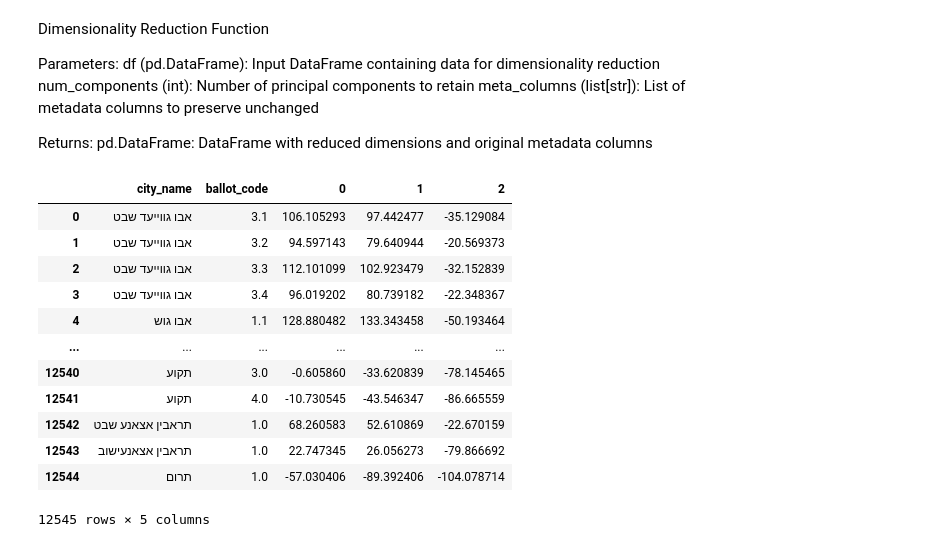
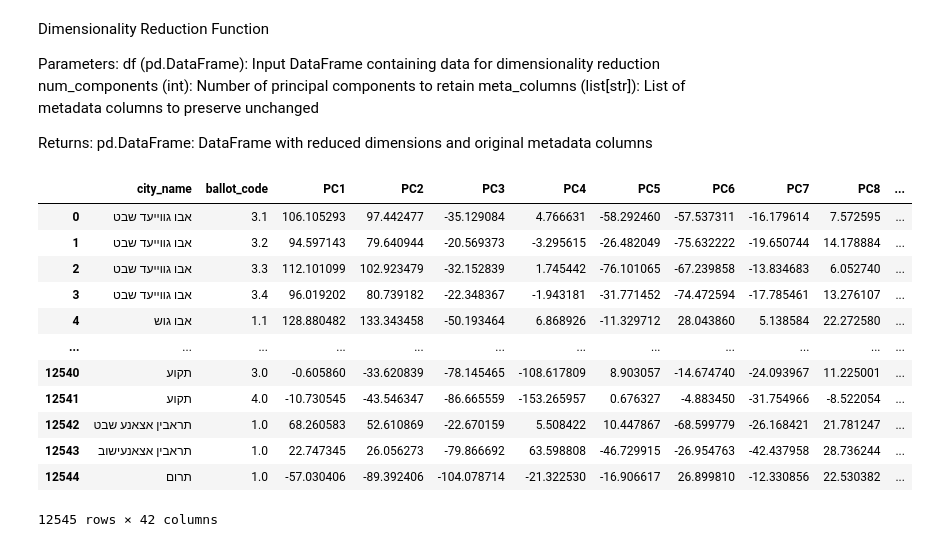
Before and after one commit to MichaelBabiy23/Dimensionality_Reduction, a Jupyter notebook: funcDemo.ipynb, the cells around one changed output. Saved outputs shown, nothing was run; the diff lists cells and outputs as text; code cells hidden in the pictures.

Commit message:
added labled columns for the dimensionality reduced data

```diff
--- a/funcDemo.ipynb
+++ b/funcDemo.ipynb
@@ -136,47 +135,48 @@ def dimensionality_reduction(df: pd.DataFrame, num_components: int, meta_columns
     #Calculate the mean of each column
     mean = non_meta_data.mean()
 
     #Normalize the data
     normalized_non_meta_data = non_meta_data - mean
 
     #Find covariance matrix
     cov_matrix = np.cov(normalized_non_meta_data, rowvar=False)
 
     #Calculate the eigenvalues and eigenvectors
     eigen_vals, eigen_vecs = np.linalg.eig(cov_matrix)
 
     #Sort eigen values and save list of orginal indexes
     sorted_indices = np.argsort(eigen_vals)[::-1]
 
     #Sort vects by sorted_indices
     sorted_eigen_vecs = eigen_vecs[:, sorted_indices]
 
     #Take only num_components columns
     principal_components = sorted_eigen_vecs[:, :num_components]
 
     #Project the data onto the principal components
+    #matrix multiplication between a pandas.DataFrame (normalized_non_meta_data) and a NumPy ndarray (principal_components) NxM dot Mxnum_components
     reduced_data = normalized_non_meta_data@principal_components
 
-    #Create reduced data frame
-    reduced_df = pd.DataFrame(reduced_data)
+    labled_columns = {i:f'PC{i+1}' for i in range(num_components)}
+    reduced_data.rename(columns=labled_columns, inplace=True)
 
     #Combine reduced data and meta data
-    result_df = pd.concat([meta_data, reduced_df], axis=1)
+    result_df = pd.concat([meta_data, reduced_data], axis=1)
 
     return result_df
 
-dimensionality_reduction(data, 3, ['city_name', 'ballot_code'])
+dimensionality_reduction(data, 40, ['city_name', 'ballot_code'])
 # %% [output]
-|  | city_name | ballot_code | 0 | 1 | 2 |
-| 0 | אבו גווייעד שבט | 3.1 | 106.105293 | 97.442477 | -35.129084 |
-| 1 | אבו גווייעד שבט | 3.2 | 94.597143 | 79.640944 | -20.569373 |
-| 2 | אבו גווייעד שבט | 3.3 | 112.101099 | 102.923479 | -32.152839 |
-| 3 | אבו גווייעד שבט | 3.4 | 96.019202 | 80.739182 | -22.348367 |
-| 4 | אבו גוש | 1.1 | 128.880482 | 133.343458 | -50.193464 |
-| ... | ... | ... | ... | ... | ... |
-| 12540 | תקוע | 3.0 | -0.605860 | -33.620839 | -78.145465 |
-| 12541 | תקוע | 4.0 | -10.730545 | -43.546347 | -86.665559 |
-| 12542 | תראבין אצאנע שבט | 1.0 | 68.260583 | 52.610869 | -22.670159 |
-| 12543 | תראבין אצאנעישוב | 1.0 | 22.747345 | 26.056273 | -79.866692 |
-| 12544 | תרום | 1.0 | -57.030406 | -89.392406 | -104.078714 |
+|  | city_name | ballot_code | PC1 | PC2 | PC3 | PC4 | PC5 | PC6 | PC7 | PC8 | ... |
+| 0 | אבו גווייעד שבט | 3.1 | 106.105293 | 97.442477 | -35.129084 | 4.766631 | -58.292460 | -57.537311 | -16.179614 | 7.572595 | ... |
+| 1 | אבו גווייעד שבט | 3.2 | 94.597143 | 79.640944 | -20.569373 | -3.295615 | -26.482049 | -75.632222 | -19.650744 | 14.178884 | ... |
+| 2 | אבו גווייעד שבט | 3.3 | 112.101099 | 102.923479 | -32.152839 | 1.745442 | -76.101065 | -67.239858 | -13.834683 | 6.052740 | ... |
+| 3 | אבו גווייעד שבט | 3.4 | 96.019202 | 80.739182 | -22.348367 | -1.943181 | -31.771452 | -74.472594 | -17.785461 | 13.276107 | ... |
+| 4 | אבו גוש | 1.1 | 128.880482 | 133.343458 | -50.193464 | 6.868926 | -11.329712 | 28.043860 | 5.138584 | 22.272580 | ... |
+| ... | ... | ... | ... | ... | ... | ... | ... | ... | ... | ... | ... |
+| 12540 | תקוע | 3.0 | -0.605860 | -33.620839 | -78.145465 | -108.617809 | 8.903057 | -14.674740 | -24.093967 | 11.225001 | ... |
+| 12541 | תקוע | 4.0 | -10.730545 | -43.546347 | -86.665559 | -153.265957 | 0.676327 | -4.883450 | -31.754966 | -8.522054 | ... |
+| 12542 | תראבין אצאנע שבט | 1.0 | 68.260583 | 52.610869 | -22.670159 | 5.508422 | 10.447867 | -68.599779 | -26.168421 | 21.781247 | ... |
+| 12543 | תראבין אצאנעישוב | 1.0 | 22.747345 | 26.056273 | -79.866692 | 63.598808 | -46.729915 | -26.954763 | -42.437958 | 28.736244 | ... |
+| 12544 | תרום | 1.0 | -57.030406 | -89.392406 | -104.078714 | -21.322530 | -16.906617 | 26.899810 | -12.330856 | 22.530382 | ... |
-12545 rows × 5 columns
+12545 rows × 42 columns
```
Also changed, not shown: parts of 1 cell of this notebook, 1 other file.
